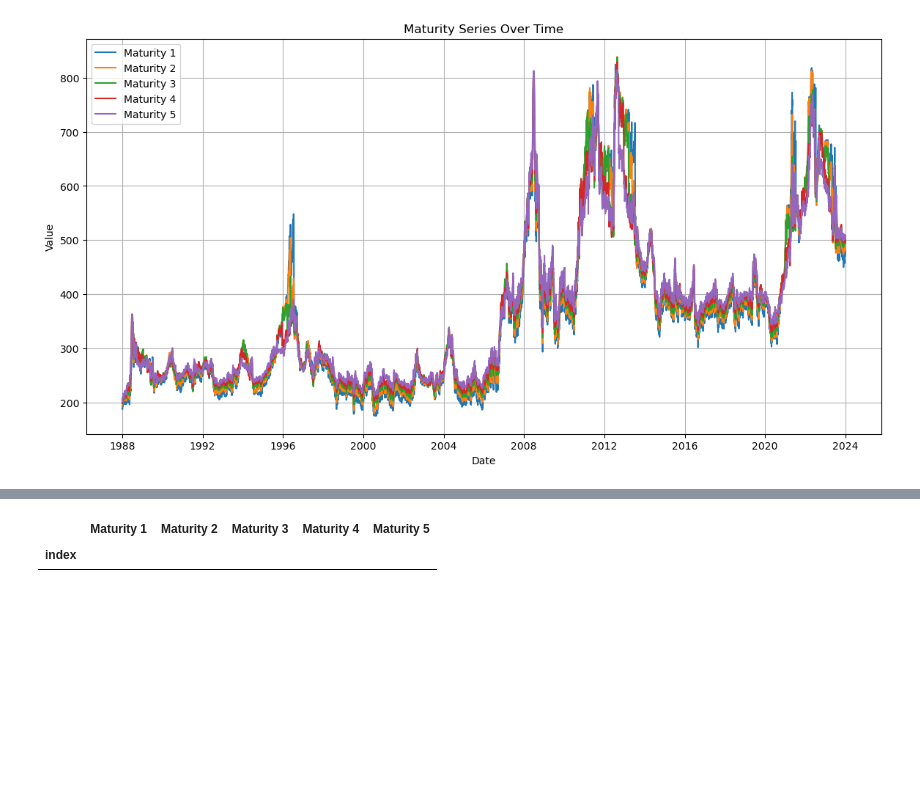
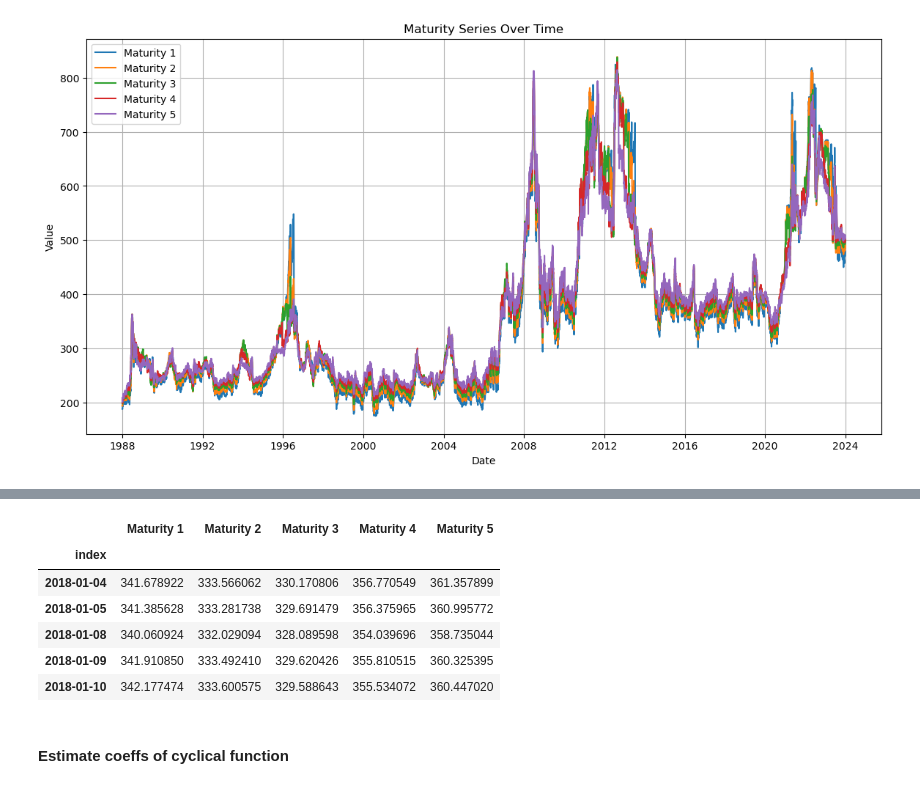
Before and after one commit to NaimLehbiben/Gestion-Quantitative, a Jupyter notebook: notebook.ipynb, the cells around one changed output, grey strips where cells are left out. Saved outputs shown, nothing was run; the diff lists cells and outputs as text; code cells hidden in the pictures; blank space fills up the shorter version.

```diff
--- a/notebook.ipynb
+++ b/notebook.ipynb
@@ -23,8 +24,6 @@ panel_data_df
 | 2023-12-29 | 471.25 | 484.0 | 494.0 | 497.0 | 503.5 |
 9076 rows × 5 columns
 # %%
-panel_data_df  = panel_data_df
-
 # Plotting the series
 plt.figure(figsize=(14, 7))
 for column in panel_data_df.columns:
@@ -76,0 +96,5 @@ plt.show()
+# %%
+# Utiliser les prix initiaux réels
+initial_prices = panel_data_df.iloc[0]
+# Calculer les prix en une seule ligne en utilisant les prix initiaux de la première journée
+prices_reconstructed_df = pd.DataFrame({asset: initial_prices[asset] * (1 + denoised_return_df[asset]).cumprod() for asset in denoised_return_df.columns})
@@ -82,5 +115,12 @@ panel_data_df.loc["2018-01-04":"2018-01-10",:]
 # %%
-denoised_df.loc["2018-01-04":"2018-01-10",:]
+prices_reconstructed_df.loc["2018-01-04":"2018-01-10",:]
 # %% [output]
 |  | Maturity 1 | Maturity 2 | Maturity 3 | Maturity 4 | Maturity 5 |
 | index |  |  |  |  |  |
+| 2018-01-04 | 341.678922 | 333.566062 | 330.170806 | 356.770549 | 361.357899 |
+| 2018-01-05 | 341.385628 | 333.281738 | 329.691479 | 356.375965 | 360.995772 |
+| 2018-01-08 | 340.060924 | 332.029094 | 328.089598 | 354.039696 | 358.735044 |
+| 2018-01-09 | 341.910850 | 333.492410 | 329.620426 | 355.810515 | 360.325395 |
+| 2018-01-10 | 342.177474 | 333.600575 | 329.588643 | 355.534072 | 360.447020 |
+# %% [markdown]
+#### Estimate coeffs of cyclical function
```
Also changed, not shown: parts of 7 cells of this notebook, 1 other file.
